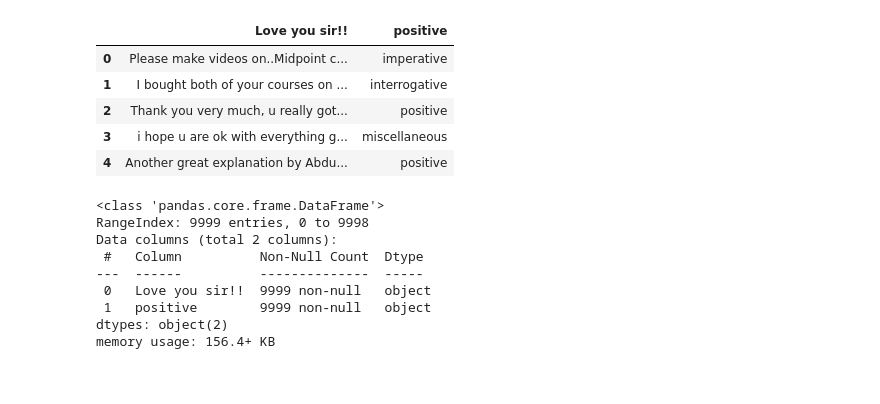
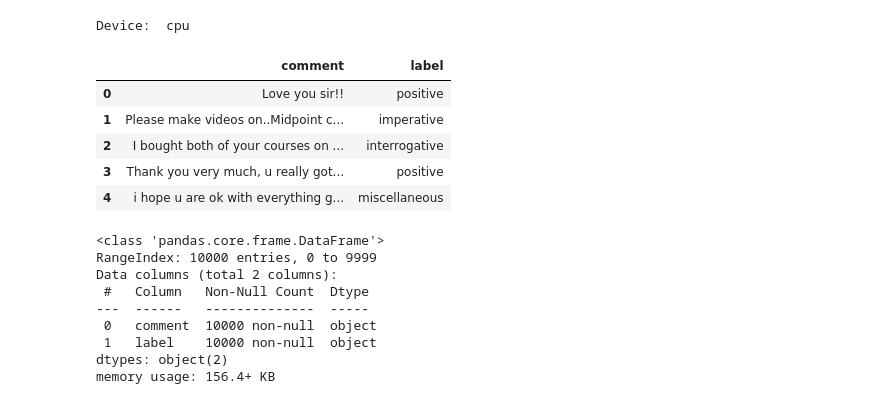
Before and after one commit to abhishekanand1710/not-too-similar, a Jupyter notebook: Sample-Dataset-Using-Sentence-Transfomers-FAISS.ipynb, the cells around one changed output. Cells and saved outputs as stored; diff of their text form; code cells hidden in the pictures.

Commit message:
Kaggle Notebook | Sample-Dataset-Using-Sentence-Transfomers-FAISS | model

```diff
--- a/Sample-Dataset-Using-Sentence-Transfomers-FAISS.ipynb
+++ b/Sample-Dataset-Using-Sentence-Transfomers-FAISS.ipynb
@@ -23,0 +74,17 @@ import numpy as np
+# %%
+def seed_everything(seed):
+    random.seed(seed)
+    os.environ['PYTHONHASHSEED'] = str(seed)
+    np.random.seed(seed)
+    torch.manual_seed(seed)
+    torch.cuda.manual_seed(seed)
+    torch.backends.cudnn.deterministic = False
+    torch.backends.cudnn.benchmark = True
+
+device = torch.device('cuda' if torch.cuda.is_available() else 'cpu')
+print('Device: ', device.type)
+
+SEED = 97
+seed_everything(SEED)
+# %% [output]
+Device:  cpu
@@ -24,22 +95,23 @@ import numpy as np
 # %%
-df = pd.read_csv('/kaggle/input/youtube-comments-categorization/youtube-comments-categorization.csv')
+df = pd.read_csv('/kaggle/input/youtube-comments-categorization/youtube-comments-categorization.csv', header = None)
+df.columns = ['comment', 'label']
 df.head()
 # %% [output]
-|  | Love you sir!! | positive |
-| 0 | Please make videos on..Midpoint c... | imperative |
-| 1 | I bought both of your courses on ... | interrogative |
-| 2 | Thank you very much, u really got... | positive |
-| 3 | i hope u are ok with everything g... | miscellaneous |
-| 4 | Another great explanation by Abdu... | positive |
+|  | comment | label |
+| 0 | Love you sir!! | positive |
+| 1 | Please make videos on..Midpoint c... | imperative |
+| 2 | I bought both of your courses on ... | interrogative |
+| 3 | Thank you very much, u really got... | positive |
+| 4 | i hope u are ok with everything g... | miscellaneous |
 # %%
 df.info()
 # %% [output]
 <class 'pandas.core.frame.DataFrame'>
-RangeIndex: 9999 entries, 0 to 9998
+RangeIndex: 10000 entries, 0 to 9999
 Data columns (total 2 columns):
- #   Column          Non-Null Count  Dtype
----  ------          --------------  -----
- 0   Love you sir!!  9999 non-null   object
- 1   positive        9999 non-null   object
+ #   Column   Non-Null Count  Dtype
+---  ------   --------------  -----
+ 0   comment  10000 non-null  object
+ 1   label    10000 non-null  object
 dtypes: object(2)
 memory usage: 156.4+ KB
```
Also changed, not shown: parts of 22 cells of this notebook.
